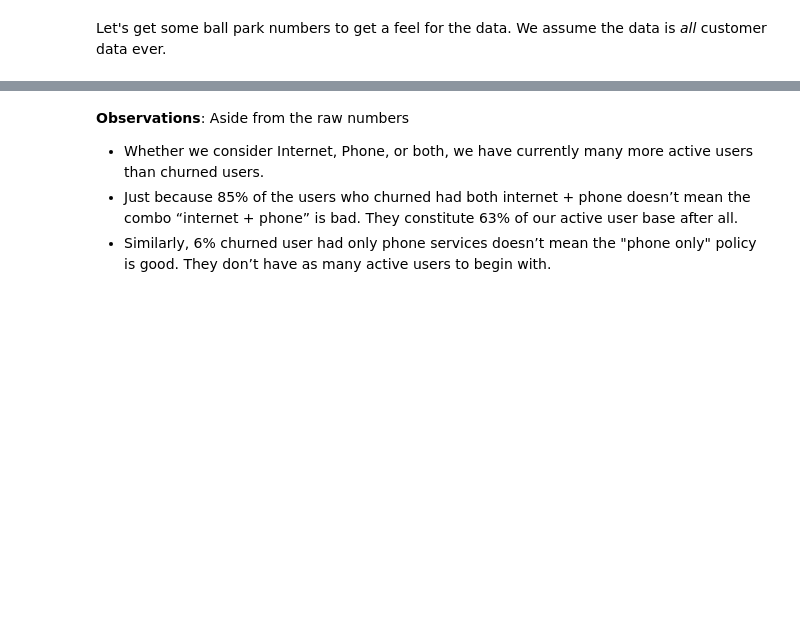
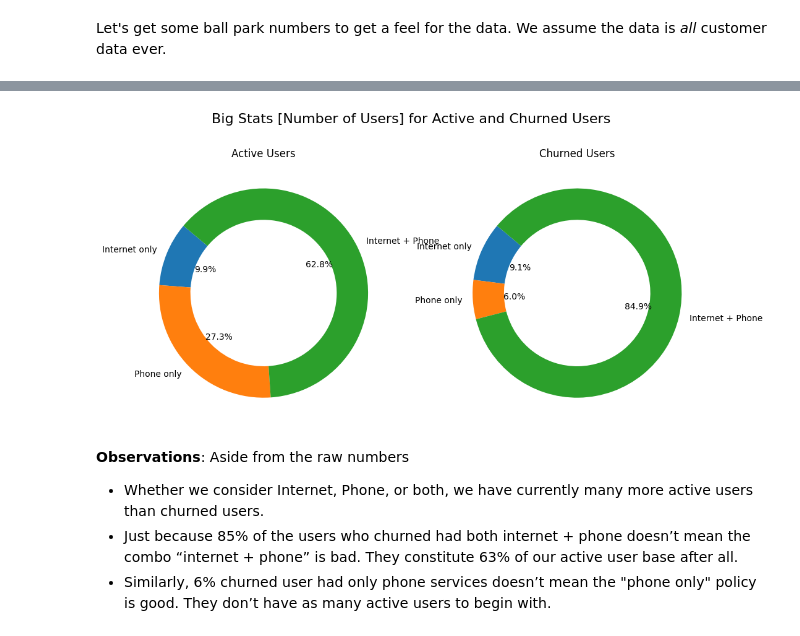
Before and after one commit to robinyUArizona/Customer-Churn-Hypothesis-Testing, a Jupyter notebook: notebooks/customer_churn_analysis.ipynb, the cells around one changed output, grey strips where cells are left out. Cells and saved outputs as stored; diff of their text form; code cells hidden in the pictures; blank space fills up the shorter version.

Commit message:
updated plot

```diff
--- a/notebooks/customer_churn_analysis.ipynb
+++ b/notebooks/customer_churn_analysis.ipynb
@@ -113,6 +114,39 @@ fig = go.Figure(dict(data=[trace_active, trace_churned], layout=layout))
 iplot(fig)
 # %% [output]
 [interactive output not drawn]
+# %%
+import matplotlib.pyplot as plt
+
+# Data for active and churned users
+labels_active = ['Internet only', 'Phone only', 'Internet + Phone']
+values_active = [
+    active_internet_users[active_internet_users['PhoneService'] == 'No'].shape[0],
+    active_phone_users[active_phone_users['InternetService'] == 'No'].shape[0],
+    active_internet_users[active_internet_users['PhoneService'] != 'No'].shape[0]
+]
+
+labels_churned = ['Internet only', 'Phone only', 'Internet + Phone']
+values_churned = [
+    churned_internet_users[churned_internet_users['PhoneService'] == 'No'].shape[0],
+    churned_phone_users[churned_phone_users['InternetService'] == 'No'].shape[0],
+    churned_internet_users[churned_internet_users['PhoneService'] != 'No'].shape[0]
+]
+
+fig, (ax1, ax2) = plt.subplots(1, 2, figsize=(12, 6))
+
+# Active users pie chart
+ax1.pie(values_active, labels=labels_active, autopct='%1.1f%%', startangle=140, wedgeprops=dict(width=0.3))
+ax1.set_title('Active Users')
+
+# Churned users pie chart
+ax2.pie(values_churned, labels=labels_churned, autopct='%1.1f%%', startangle=140, wedgeprops=dict(width=0.3))
+ax2.set_title('Churned Users')
+
+# Main title
+fig.suptitle('Big Stats [Number of Users] for Active and Churned Users', fontsize=16)
+plt.show()
+# %% [output]
+[figure, added]
 # %% [markdown]
 **Observations**: Aside from the raw numbers
 - Whether we consider Internet, Phone, or both, we have currently many more active users than churned users.
```
Also changed, not shown: parts of 3 cells of this notebook, 1 other file.
